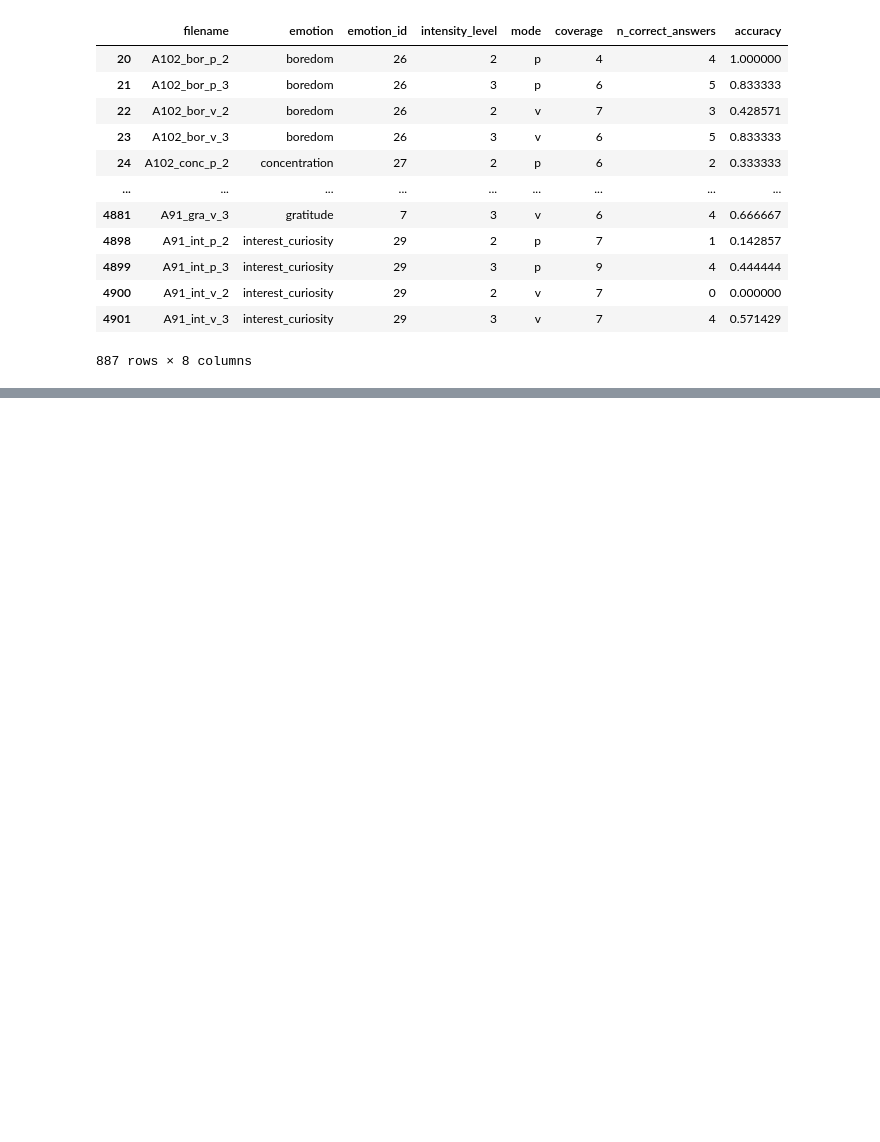
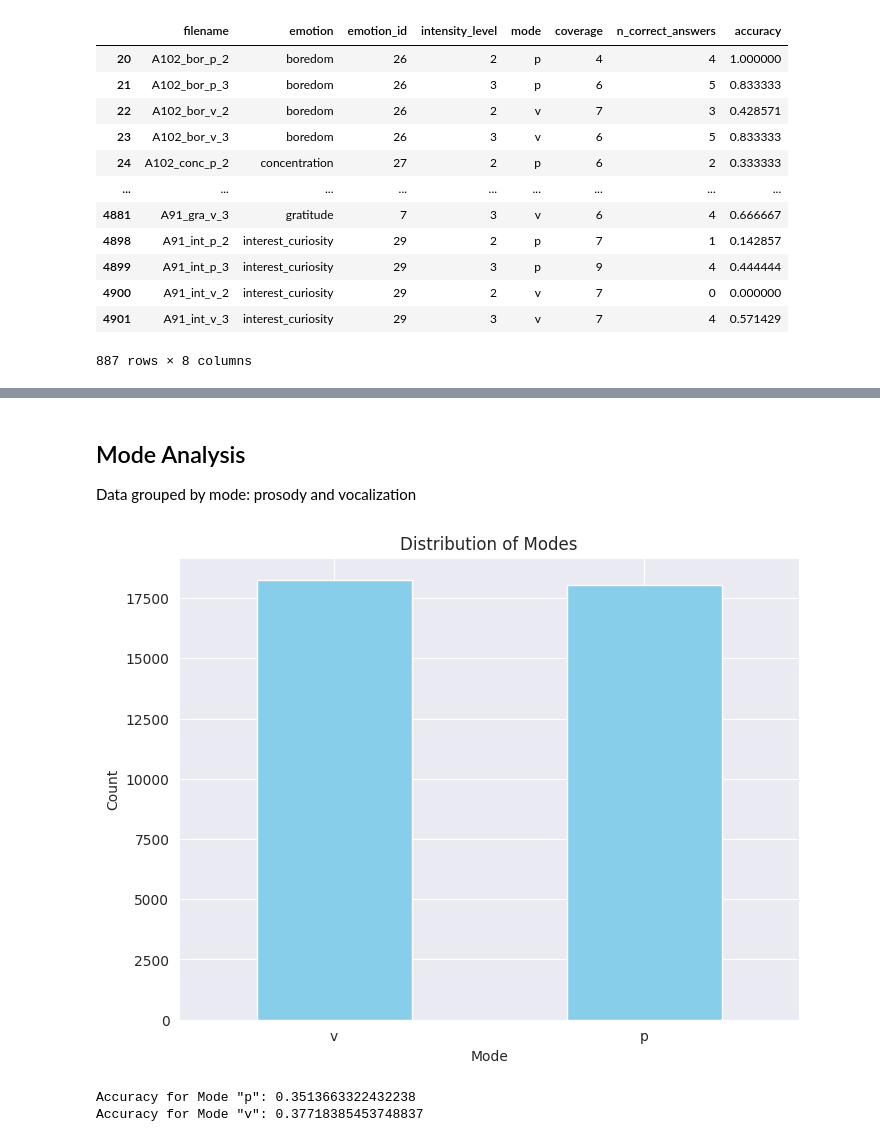
Before and after one commit to timlac/reco-response-analysis, a Jupyter notebook: accuracy_by_segment.ipynb, the cells around one changed output, grey strips where cells are left out. Cells and saved outputs as stored; diff of their text form; code cells hidden in the pictures; blank space fills up the shorter version.

```diff
--- a/segment_analysis.ipynb
+++ b/accuracy_by_segment.ipynb
@@ -294,0 +367,37 @@ filtered_df.to_csv("data/accuracy_by_filename_special.csv")
+# %% [markdown]
+## Mode Analysis
+
+Data grouped by mode: prosody and vocalization
+# %%
+# Count the occurrences of each mode
+mode_counts = df['mode'].value_counts()
+
+# Create a bar plot
+plt.figure(figsize=(8, 6))
+mode_counts.plot(kind='bar', color='skyblue')
+plt.title('Distribution of Modes')
+plt.xlabel('Mode')
+plt.ylabel('Count')
+plt.xticks(rotation=0)
+plt.show()
+# %% [output]
+[figure, added]
+# %%
+# Filter the DataFrame for mode "p"
+df_mode_p = df[df['mode'] == 'p']
+
+# Calculate accuracy for mode "p"
+accuracy_mode_p = df_mode_p['accurate'].mean()
+
+# Filter the DataFrame for mode "v"
+df_mode_v = df[df['mode'] == 'v']
+
+# Calculate accuracy for mode "v"
+accuracy_mode_v = df_mode_v['accurate'].mean()
+
+# Display the accuracies for both modes
+print(f'Accuracy for Mode "p": {accuracy_mode_p}')
+print(f'Accuracy for Mode "v": {accuracy_mode_v}')
+# %% [output]
+Accuracy for Mode "p": 0.3513663322432238
+Accuracy for Mode "v": 0.37718385453748837
```
Also changed, not shown: parts of 6 cells of this notebook, 2 other files.
